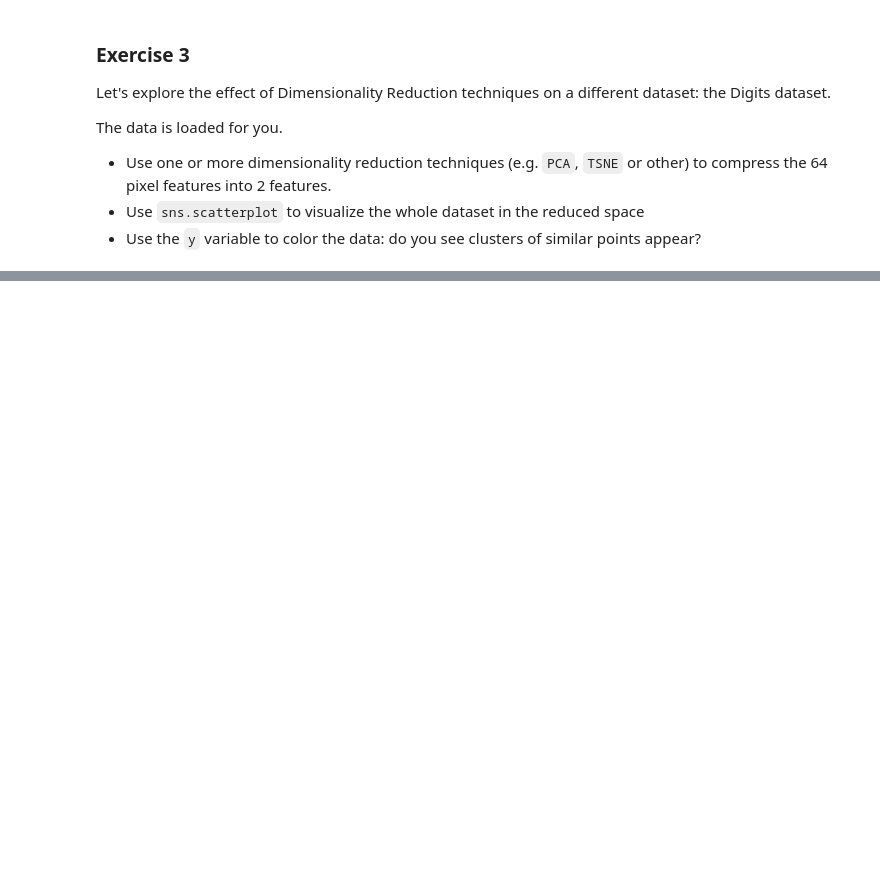
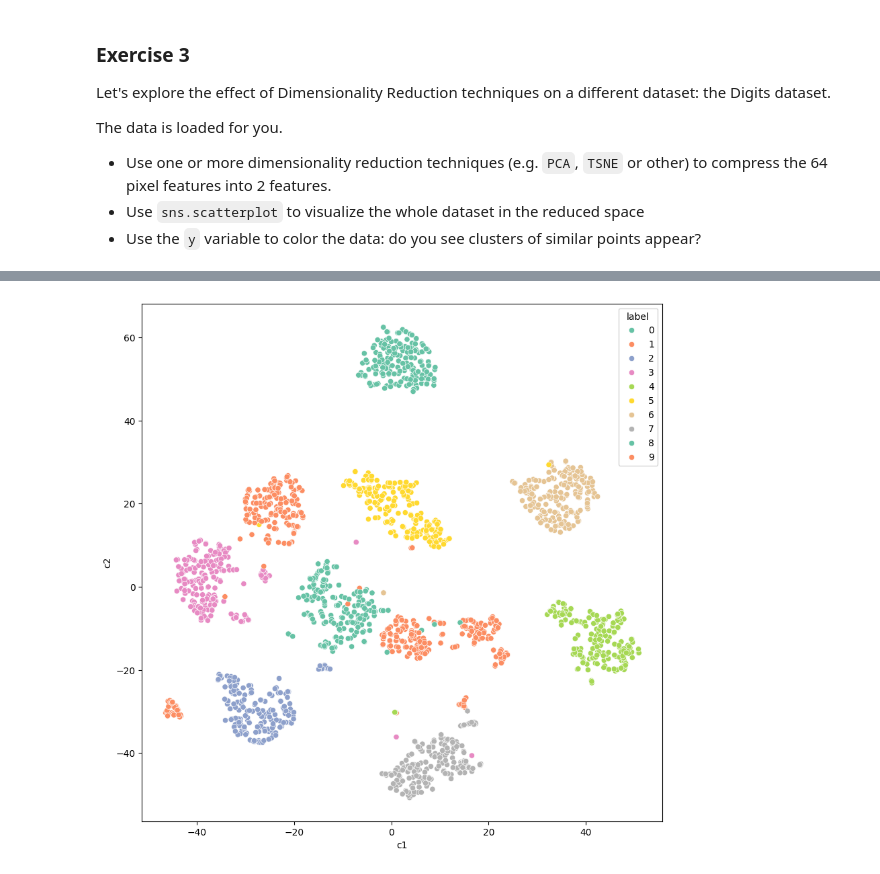
Before and after one commit to veiji/machine-learning, a Jupyter notebook: notebooks/Model_Evaluation_and_Dimensionality_Reduction_with_Scikit_Learn.ipynb, the cells around one changed output, grey strips where cells are left out. Cells and saved outputs as stored; diff of their text form; code cells hidden in the pictures; blank space fills up the shorter version.

```diff
--- a/notebooks/Model_Evaluation_and_Dimensionality_Reduction_with_Scikit_Learn.ipynb
+++ b/notebooks/Model_Evaluation_and_Dimensionality_Reduction_with_Scikit_Learn.ipynb
@@ -244,0 +283,9 @@ plt.imshow(X[1].reshape(8, 8), cmap='gray');
+# %%
+X_tsne = pd.DataFrame(TSNE().fit_transform(X), columns=['c1', 'c2'])
+X_tsne['label'] = y
+# %%
+# we can see that TSNE did a much better job
+plt.figure(figsize=(10, 10))
+sns.scatterplot(x='c1', y='c2', hue='label', data=X_tsne, palette="Set2");
+# %% [output]
+[figure, added]
```
Also changed, not shown: parts of 13 cells of this notebook.
